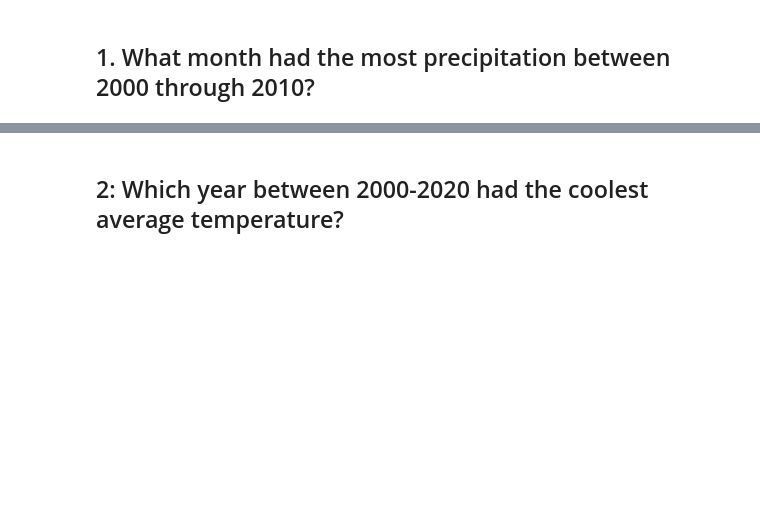
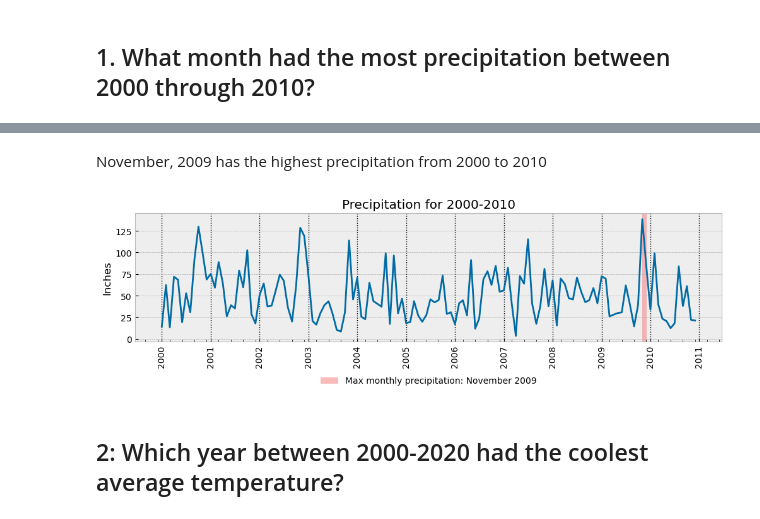
Before and after one commit to hawkeyedatatsai/Time-Series-Analysis, a Jupyter notebook: Assignments/Resampling Datetime Data - London Weather.ipynb, the cells around one changed output, grey strips where cells are left out. Drawn from its saved outputs; the diff is of its cells as text; code cells hidden in the pictures; blank space fills up the shorter version.

Commit message:
add plots

```diff
--- a/Assignments/Resampling Datetime Data - London Weather.ipynb
+++ b/Assignments/Resampling Datetime Data - London Weather.ipynb
@@ -180,3 +180,7 @@ dtype: int64
 # Answer questions with visualizations
 # %% [markdown]
 ## 1. What month had the most precipitation between 2000 through 2010?
+# %%
+# resample precipitation to month
+df_rain = df.loc['2000':'2010', ['precipitation']].copy()
+df_rain.head()
@@ -182,0 +195,4 @@ dtype: int64
+# %%
+# Resample the precipitation as Monthly frequency.
+df_rain_mo = df_rain.resample("MS").sum()
+df_rain_mo.sort_values(by='precipitation', ascending=False)
@@ -182,0 +214,18 @@ dtype: int64
+# %% [markdown]
+November, 2009 has the highest precipitation from 2000 to 2010
+# %%
+plt.rcParams['figure.figsize'] = (12,3)
+fig, ax = plt.subplots()
+ax.plot(df_rain_mo.index, df_rain_mo.values)
+
+ax.axvspan('2009-11-01', '2009-11-30', color = '#f7797d', alpha = 0.5,
+           zorder = 0, label = 'Max monthly precipitation: November 2009')
+
+ax.set_title('Precipitation for 2000-2010')
+ax.set_ylabel('Inches')
+fig.autofmt_xdate(which='major', rotation=90,ha='center')
+ax.legend();
+sns.move_legend(ax, "lower center", bbox_to_anchor=(.5, -0.4), ncol=3, title=None, frameon=False)
+format_xdate(ax,1,3);
+# %% [output]
+[figure, added]
```
Also changed, not shown: parts of 8 cells of this notebook, 2 other files.
